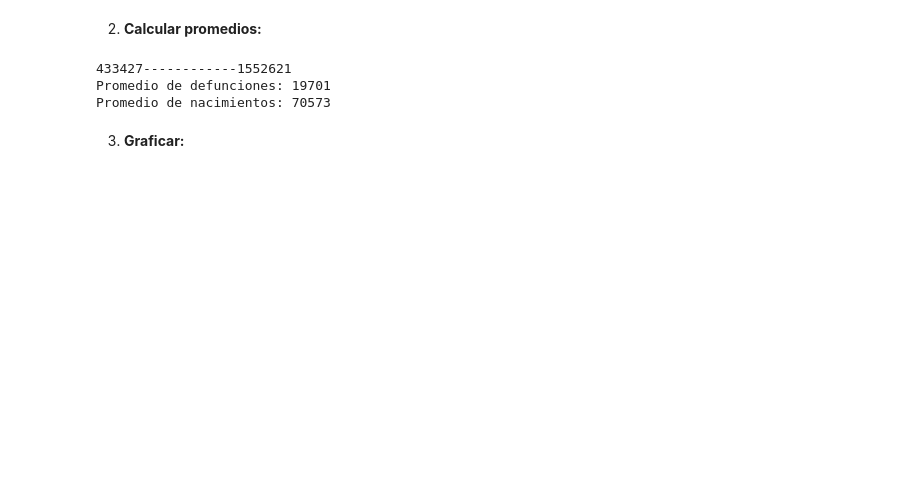
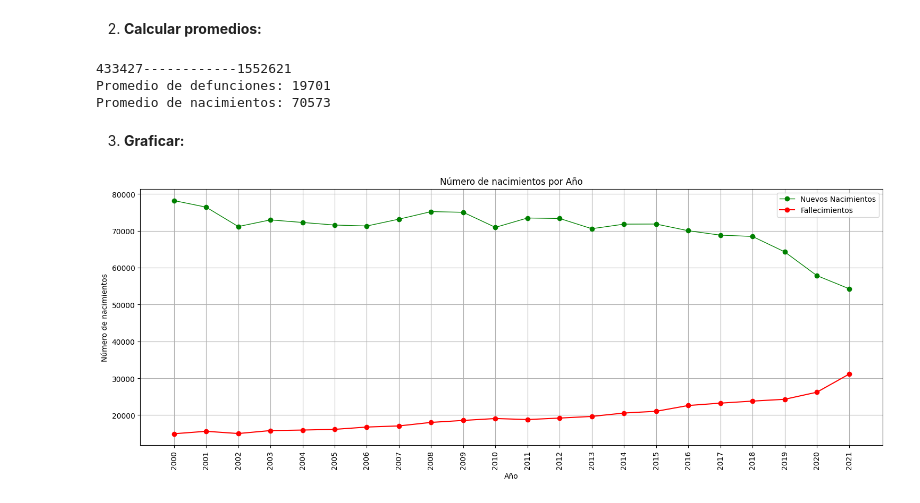
Before and after one commit to Kenneth-Arias/2025C1-G01-FUNDAMENTOS-DE-PYTHON, a Jupyter notebook: Clases/Clase 12/Tarea/Tarea Semana 12.ipynb, the cells around one changed output. Drawn from its saved outputs; the diff is of its cells as text; code cells hidden in the pictures; blank space fills up the shorter version.

```diff
--- a/Clases/Clase 12/Tarea/Tarea Semana 12.ipynb
+++ b/Clases/Clase 12/Tarea/Tarea Semana 12.ipynb
@@ -284,0 +283,27 @@ Promedio de nacimientos: 70573
+# %%
+import matplotlib.pyplot as plt
+
+filtro = df[df['Año'] >= 2000]
+
+plt.figure(figsize=(15, 6))
+
+nacimientos = filtro['Nacimientos']
+defunciones = filtro['Defunciones']
+anios = filtro['Año']
+
+
+plt.plot(anios, nacimientos, color='green', marker='o', label='Nuevos Nacimientos', linewidth=1)
+plt.plot(anios, defunciones, color='red', marker='o', label='Fallecimientos')
+
+plt.xticks(anios, rotation=90, ha='center')
+plt.grid()
+plt.legend()
+
+plt.title('Número de nacimientos por Año')
+plt.xlabel('Año', fontsize=10)
+plt.ylabel('Número de nacimientos')
+
+plt.tight_layout()
+plt.show()
+# %% [output]
+[figure, added]
```
Also changed, not shown: parts of 3 cells of this notebook.
